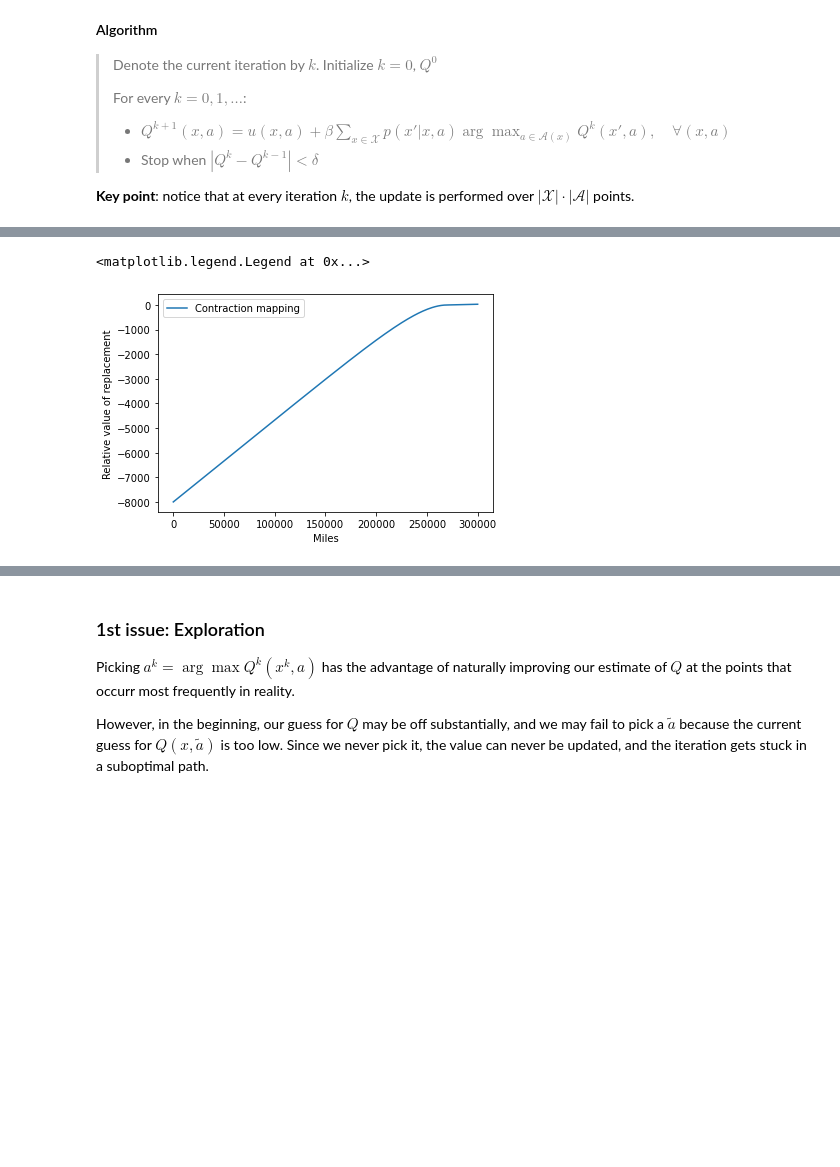
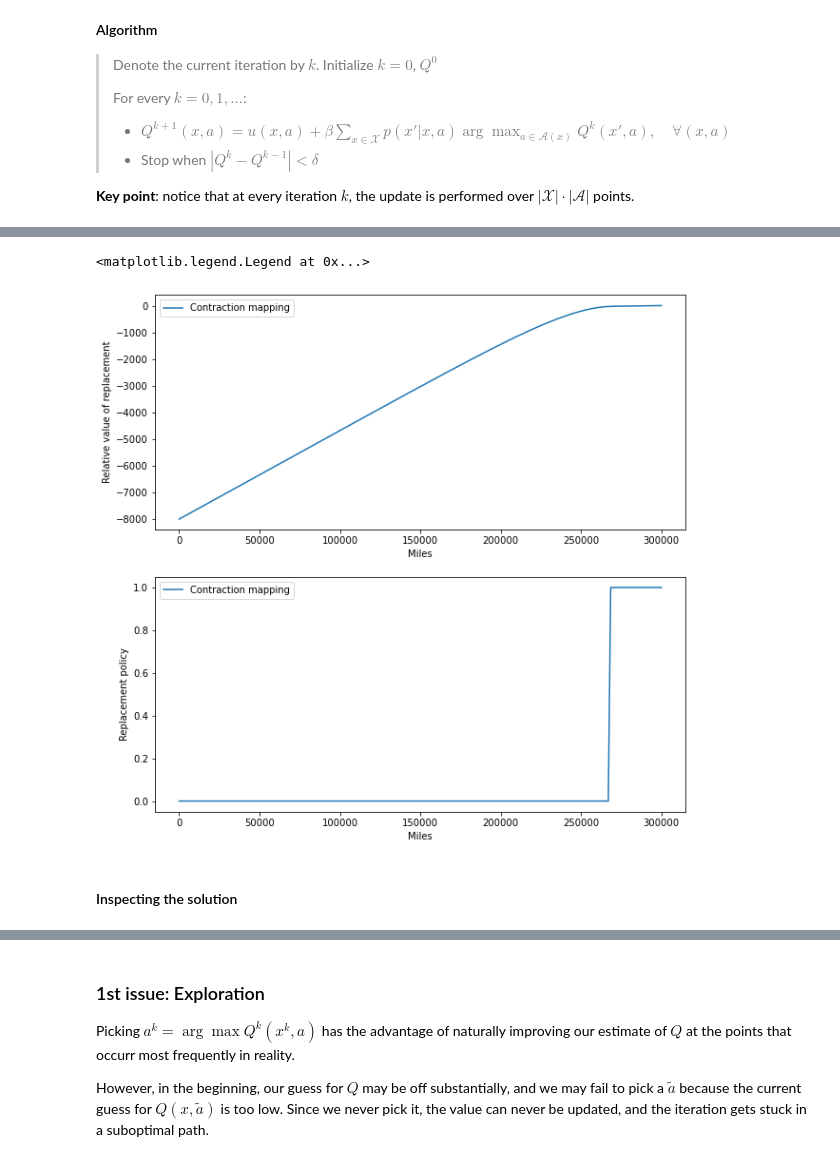
Before and after one commit to rfaltings/RL_econ, a Jupyter notebook: MEC_RL.ipynb, the cells around one changed output, grey strips where cells are left out. Cells and saved outputs as stored; diff of their text form; code cells hidden in the pictures; blank space fills up the shorter version.

Commit message:
Updated plots

```diff
--- a/MEC_RL.ipynb
+++ b/MEC_RL.ipynb
@@ -185,12 +187,20 @@ Wall time: 78.7 ms
 # %%
 # Relative value of replacement
-plt.plot(x_grid, Q_sol_rust[:,1]-Q_sol_rust[:,0], label = "Contraction mapping")
-plt.xlabel("Miles")
-plt.ylabel("Relative value of replacement")
-plt.legend()
+fig, axs = plt.subplots(2, figsize=(10, 10))
+axs[0].plot(x_grid, Q_sol_rust[:,1]-Q_sol_rust[:,0], label = "Contraction mapping")
+axs[0].set_xlabel("Miles")
+axs[0].set_ylabel("Relative value of replacement")
+axs[0].legend()
+
+axs[1].plot(x_grid, Q_sol_rust[:,1]-Q_sol_rust[:,0] >= 0, label = "Contraction mapping")
+axs[1].set_xlabel("Miles")
+axs[1].set_ylabel("Replacement policy")
+axs[1].legend()
 # %% [output]
 <matplotlib.legend.Legend at 0x...>
-[figure, old version]
+[figure, new version]
+# %% [markdown]
+#### Inspecting the solution
 # %% [markdown]
 ---
 # Q-learning
```
Also changed, not shown: parts of 13 cells of this notebook.
